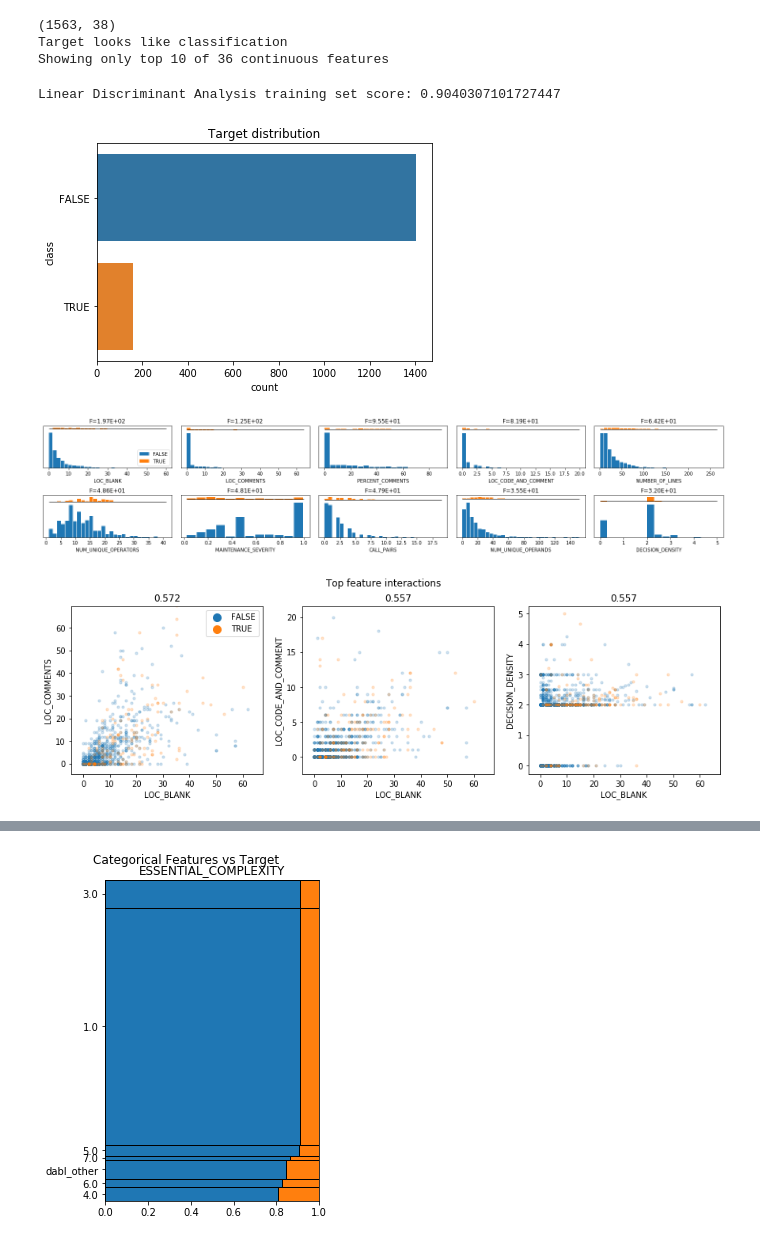
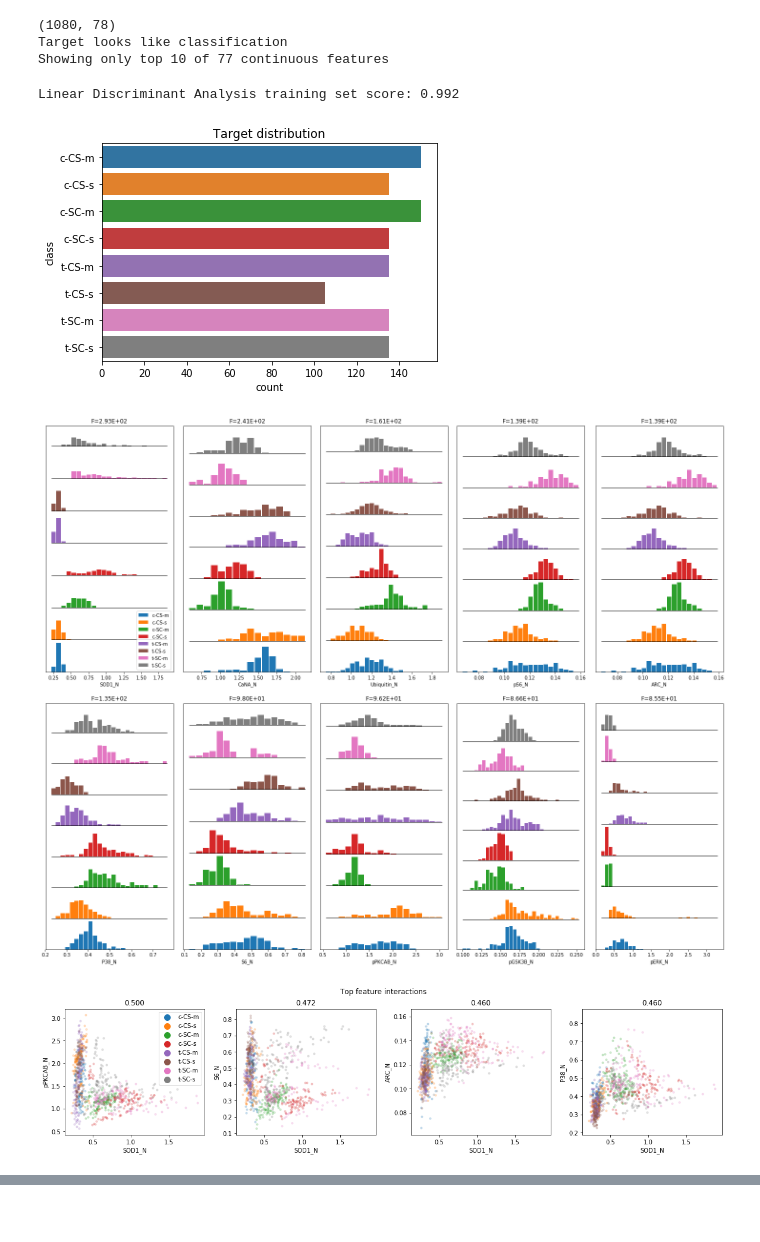
Before and after one commit to dabl/dabl, a Jupyter notebook: OpenmlDatasetDemo.ipynb, the cells around one changed output, grey strips where cells are left out. Saved outputs shown, nothing was run; the diff lists cells and outputs as text; code cells hidden in the pictures; blank space fills up the shorter version.

```diff
--- a/OpenmlDatasetDemo.ipynb
+++ b/OpenmlDatasetDemo.ipynb
@@ -10,7 +11,7 @@ from dabl.utils import data_df_from_bunch
 # %%
 # a relatively small continuous dataset with 8 classes:
 # LDA works well on this.
-# data = fetch_openml('MiceProtein')
+data = fetch_openml('MiceProtein')
 
 # Similarly LDA working suprisingly well, everything continuous, 10 classes:
 #data = fetch_openml('mfeat-factors')
@@ -19,39 +20,85 @@ from dabl.utils import data_df_from_bunch
 # hard to say whether out heuristics are doing a good job
 # Might be interesting to use target hints to make everything continuous or everything categorical
 # data = fetch_openml('eucalyptus')
 
 # Classical "isolet" datset has 26 classes
 # LDA and PCA look interesting, our class histograms kind of break down in the presence of so many classes
 # data = fetch_openml('isolet')
 
 # NASA defect dataset
 # Imbalance and heavy tail of distributions makes it tricky to read, PCA is useless
-data = fetch_openml('pc3')
+#data = fetch_openml('pc3')
 
 # Human activity Recogniction.
 # Out of the 561 features some are amazingly descriptive.
 # The first PCA component covers 50% of variance and separates two clusters
 # LDA easily solves everything apart from 4 vs 5 (At least not within first 3 components)
 #data = fetch_openml('har')
 
+# Interesting feature interactions, though features 18, 19 and 20 that are shown are highly correlated
+# LDA and PCA seems not equiped to handle the highly structured data
+# data = fetch_openml('wall-robot-navigation')
 
-#data = fetch_openml('har')
 
+# Continuous low-dimensional data, but very hard to see anything?!
+# The dataset just seems hard. Would be interesting to try with non-linear methods.
+# data = fetch_openml('GesturePhaseSegmentationProcessed')
+
+
+# three class classification with only binary features.
+# arguably good application of mosaic plots
+# try kind="count" or kind="proportion" for alternative visualizations.
+# data = fetch_openml('dna')
+
+
+# Continuous binary classification, interesting interactions
+# LDA basically nails it
+# data = fetch_openml('banknote-authentication')
+
+# This looks quite random as the detected categorical,
+# but making everything continuous as done below
+# shows the structure of the data in LDA.
+# data = fetch_openml('balance-scale')
+# plot_supervised(data, target_col='target',
+#                  type_hints={'target': 'categorical', 'left-distance': 'continuous',
+#                              'right-distance': 'continuous', 'left-weight': 'continuous',
+#                              'right-weight':'continuous'})
+
+# Nice continuous balanced 7-class problem
+# gras and sky are obviously easy classes, with several
+# individual features being strongly discriminating
+# several versions of segment, want version 3
+# data = fetch_openml(data_id=40984)
+## remove the two easy classes for an alternative view:
+# data = data_df_from_bunch(data)
+# data = data[~data.target.isin(['grass', 'sky'])]
+# plot_supervised(data_new, target_col='target',
+#                 type_hints={'target': 'categorical'}, top_k_interactions=20)
+
+# Churn binary classification, where all features are very gaussian
+# maybe number_customer_service_calls which is recognized as discrete ordinal (see the border on the bar plot)
+# should be plotted as discrete?
+# data = fetch_openml('churn')
+
+# Bank marketing has some interesting interactions
+# and it's unclear how to best show the integer features
+# data = fetch_openml('bank-marketing')
 
 data = data_df_from_bunch(data)
 print(data.shape)
 
 # we set a type hint for the target to be categorical
 # as all these datasets are for classification.
 # For most  (but not all, datasets) this would have been detected correctly
 # playing with scatter_size can lead to nicer plots
 # you can disable pairwise plots with plot_pairwise=False, which will be much faster
-plot_supervised(data, target_col='target',  type_hints={'target': 'categorical'})
+plot_supervised(data, target_col='target',
+                type_hints={'target': 'categorical'})
 # %% [output]
-(1563, 38)
+(1080, 78)
 Target looks like classification
-Showing only top 10 of 36 continuous features
+Showing only top 10 of 77 continuous features
-Linear Discriminant Analysis training set score: 0.9040307101727447
+Linear Discriminant Analysis training set score: 0.992
-[figure, old version]
+[figure, new version]
-[figure, old version]
+[figure, new version]
-[figure, old version]
+[figure, new version]
@@ -60 +106,0 @@ Linear Discriminant Analysis training set score: 0.9040307101727447
-[figure, removed]
```
Also changed, not shown: parts of 2 cells of this notebook, 2 other files.
